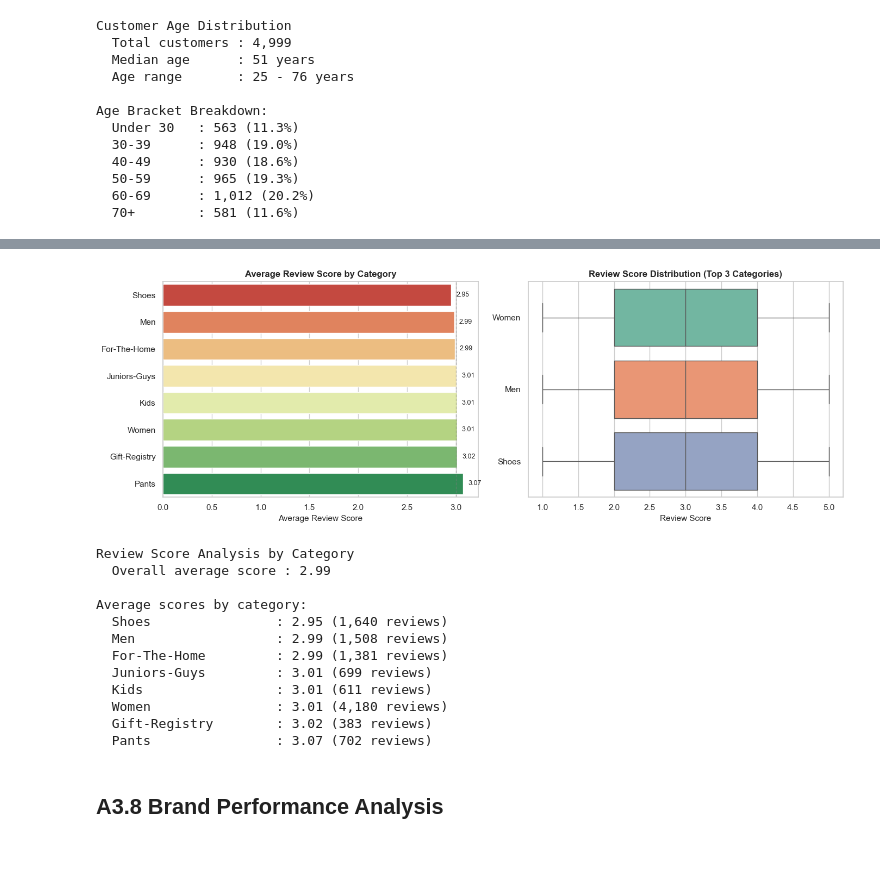
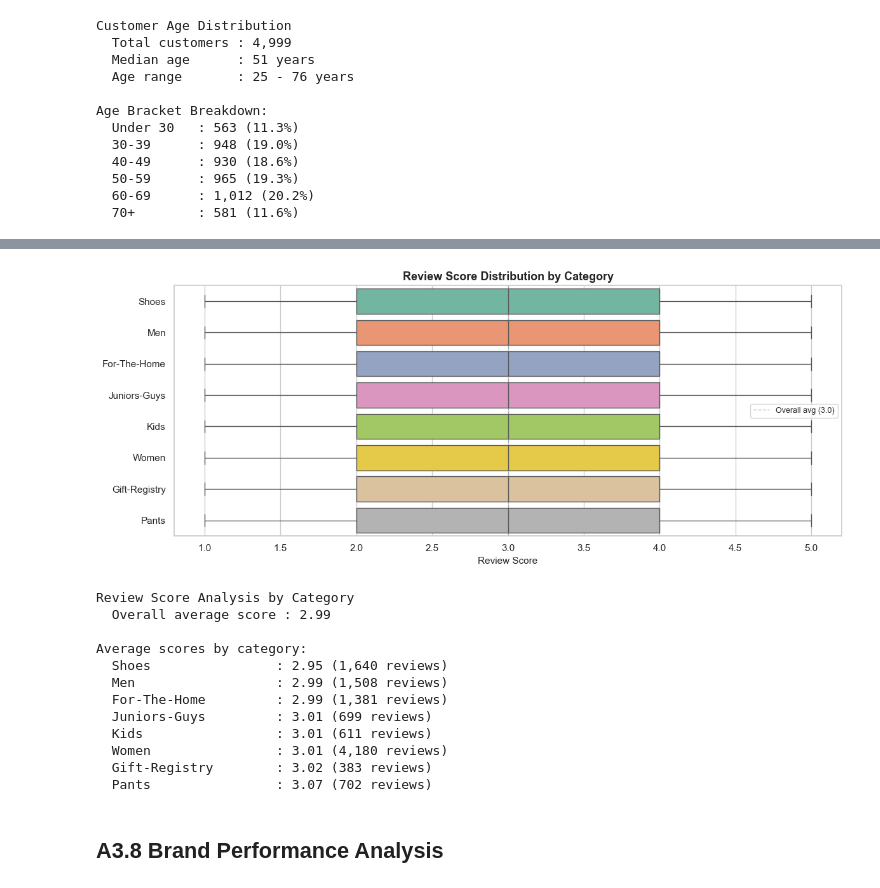
Before and after one commit to baqarjafri/python_data_assignment, a Jupyter notebook: 3539856_BD2.ipynb, the cells around one changed output, grey strips where cells are left out. Saved outputs shown, nothing was run; the diff lists cells and outputs as text; code cells hidden in the pictures; blank space fills up the shorter version.

Commit message:
Improve notebook charts: boxplot for categories, bar for geography, fix discount label

```diff
--- a/3539856_BD2.ipynb
+++ b/3539856_BD2.ipynb
@@ -511,49 +480,44 @@ Note: Distribution is very even across states
 # %%
-# Analyze review scores by product category to identify problem areas
+# Analyze review scores by product category to see how satisfaction varies
+# We use a boxplot rather than a bar chart of averages because the averages
+# are very close (2.95-3.07). The boxplot reveals the actual spread of
+# ratings within each category, which is far more informative.
 # Note: Using reviews from JSON source (accurate scores)
 
 # Get top 8 categories by product count
 top_categories = products["category"].value_counts().head(8).index
 
 # Filter master dataset to only top categories
 df_top = df[df["category"].isin(top_categories)].copy()
 
-# Calculate average score by category
+# Calculate average score by category for the summary printout
 avg_scores = df_top.groupby("category")["score"].mean().sort_values()
 
-# Create visualizations
-fig, axes = plt.subplots(1, 2, figsize=(14, 5))
+# Create boxplot — this shows the full distribution, not just the average
+fig, ax = plt.subplots(figsize=(12, 5))
 
-# Chart 1: Average review score by category
-sns.barplot(x=avg_scores.values, y=avg_scores.index, palette="RdYlGn", ax=axes[0])
-axes[0].set_xlabel("Average Review Score", fontsize=11)
-axes[0].set_ylabel("")
-axes[0].set_title("Average Review Score by Category", fontsize=12, fontweight="bold")
-axes[0].axvline(x=3.0, color='gray', linestyle='--', linewidth=1, alpha=0.5)
+sns.boxplot(data=df_top, y="category", x="score",
+            order=avg_scores.index,   # sort by average so pattern is visible
+            palette="Set2", ax=ax)
 
-for i, (cat, score) in enumerate(avg_scores.items()):
-    axes[0].text(score + 0.05, i, f"{score:.2f}", va="center", fontsize=9)
-
-# Chart 2: Review score distribution for top 3 categories
-top_3_cats = products["category"].value_counts().head(3).index
-df_top3 = df[df["category"].isin(top_3_cats)]
-
-sns.boxplot(data=df_top3, y="category", x="score", palette="Set2", ax=axes[1])
-axes[1].set_xlabel("Review Score", fontsize=11)
-axes[1].set_ylabel("")
-axes[1].set_title("Review Score Distribution (Top 3 Categories)", fontsize=12, fontweight="bold")
+ax.set_xlabel("Review Score", fontsize=11)
+ax.set_ylabel("")
+ax.set_title("Review Score Distribution by Category", fontsize=13, fontweight="bold")
+ax.axvline(x=3.0, color='gray', linestyle='--', linewidth=1, alpha=0.5, label="Overall avg (3.0)")
+ax.legend(fontsize=9)
 
 plt.tight_layout()
 plt.show()
 
+# Print summary
 print("Review Score Analysis by Category")
 print(f"  Overall average score : {df['score'].mean():.2f}")
 print(f"\nAverage scores by category:")
 for cat, score in avg_scores.items():
     count = df_top[df_top["category"] == cat].shape[0]
     print(f"  {cat:20s} : {score:.2f} ({count:,} reviews)")
 # %% [output]
-[figure, old version]
+[figure, new version]
 Review Score Analysis by Category
   Overall average score : 2.99
 
```
Also changed, not shown: parts of 2 cells of this notebook.
